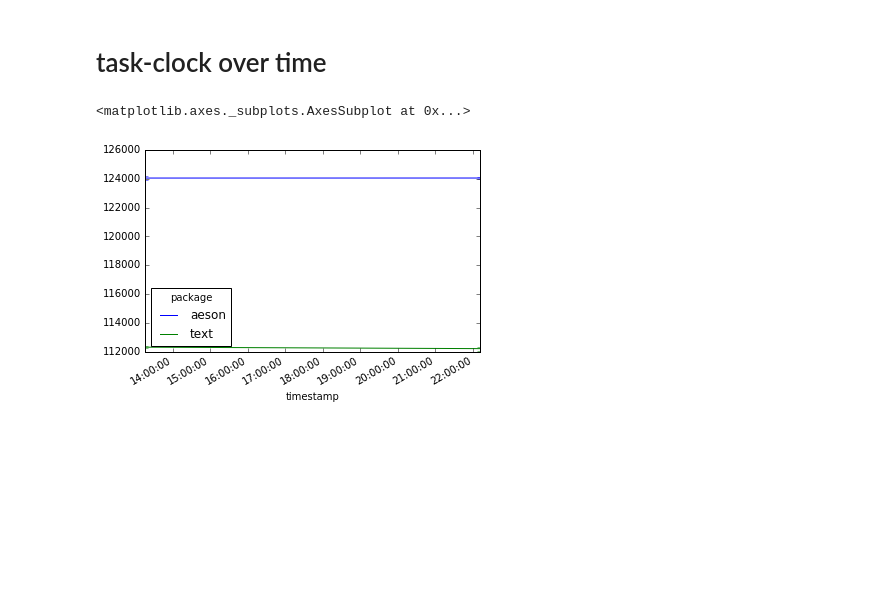
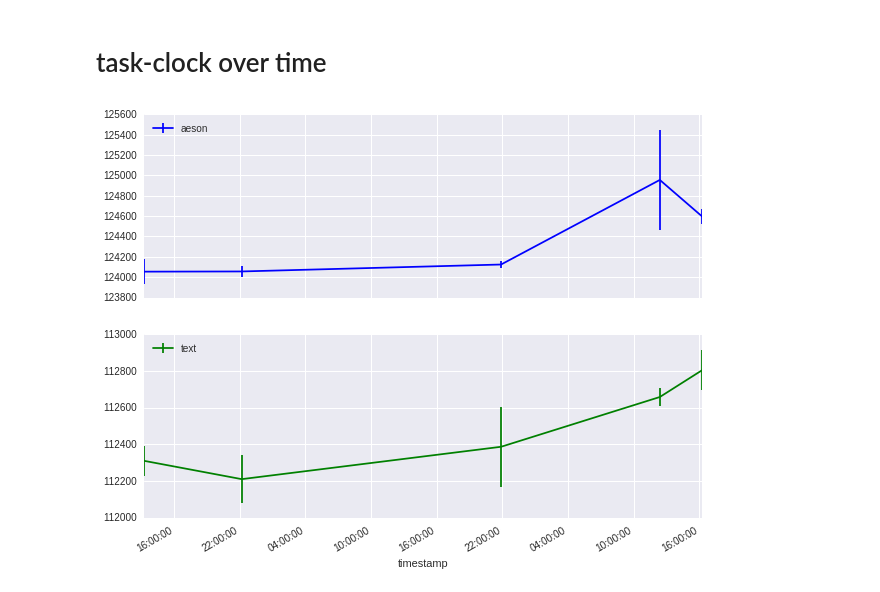
Before and after one commit to teh/ghcperf, a Jupyter notebook: report/report.ipynb, the cells around one changed output. Cells and saved outputs as stored; diff of their text form; code cells hidden in the pictures; blank space fills up the shorter version.

Commit message:
Better graphing.

```diff
--- a/report/report.ipynb
+++ b/report/report.ipynb
@@ -63,10 +64,9 @@ plot_df = df[df.package.isin(['aeson', 'text'])]\
 # task-clock over time
 # %%
 pdf = plot_df.unstack().reset_index(level=1, drop=True)
-pdf['mean'].plot(yerr=pdf['std'])
+_ = pdf['mean'].plot(yerr=pdf['std'], subplots=True, figsize=(10, 8))
 # %% [output]
-<matplotlib.axes._subplots.AxesSubplot at 0x...>
-[figure, old version]
+[figure, new version]
 # %%
 plot_df
 # %% [output]
```
Also changed, not shown: parts of 5 cells of this notebook, 1 other file.
